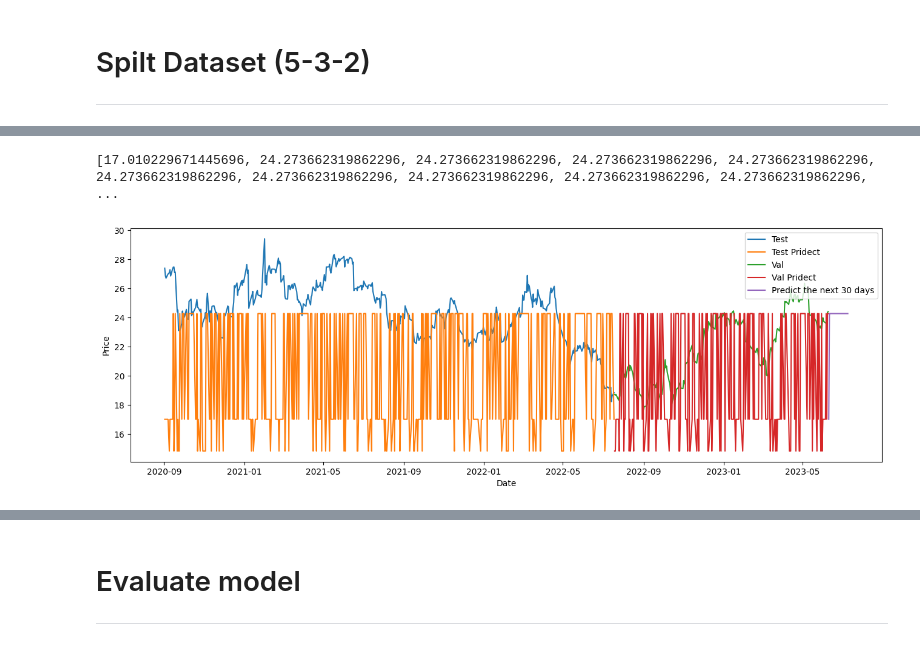
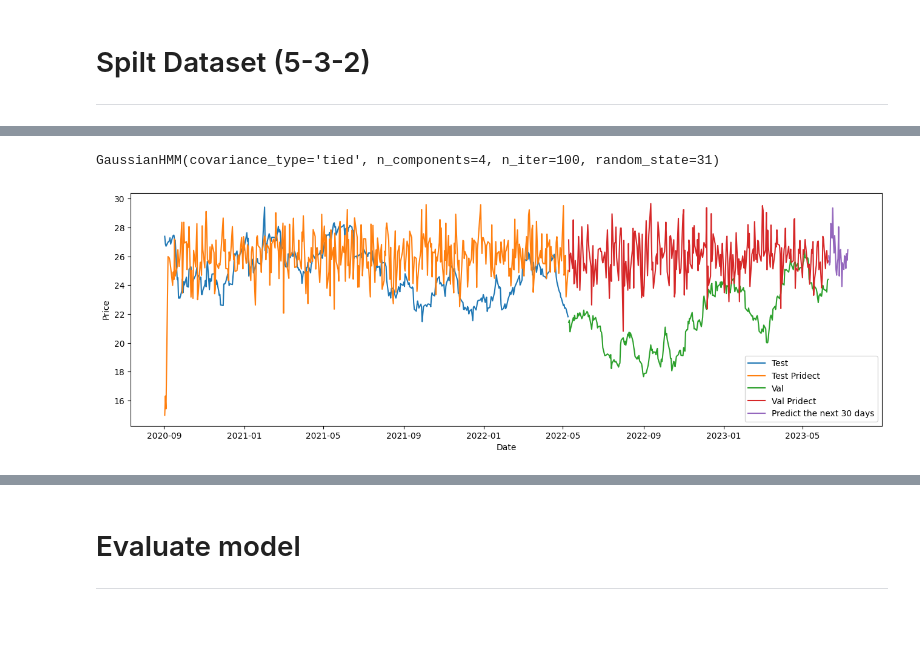
Before and after one commit to PhamPhuTuan/IS403.N22.HTCL_Nhom9, a Jupyter notebook: Silver Price Prediction/HMM.ipynb, the cells around one changed output, grey strips where cells are left out. Saved outputs shown, nothing was run; the diff lists cells and outputs as text; code cells hidden in the pictures.

```diff
--- a/Silver Price Prediction/HMM.ipynb
+++ b/Silver Price Prediction/HMM.ipynb
@@ -214,0 +224,4 @@ hidden_states_val = model.predict(validate_data)
+# %%
+# Train the HMM model with the best parameters
+model = GaussianHMM(**best_params, n_iter=100)
+model.fit(train_data)
@@ -362,0 +288,21 @@ hidden_states_val = model.predict(validate_data)
+# %%
+
+lowest_mse = 99999
+best_params = {}
+
+for n_components in [2, 3, 4, 5, 6, 7, 8, 9]:
+    for covariance_type in ["diag", "full", "tied"]:
+      for i in range(1, 100):
+        model = GaussianHMM(n_components=n_components, covariance_type=covariance_type, random_state = i)
+        model.fit(train_data)
+        y_pred, _ = model.sample(len(test_data))
+        mse = mean_squared_error(scaler.inverse_transform(test_data), scaler.inverse_transform(y_pred.reshape(-1,1)))
+
+        # Update the best parameters if the score improves
+        if mse < lowest_mse:
+            lowest_mse = mse
+            best_params = {
+                "n_components": n_components,
+                "covariance_type": covariance_type,
+                "random_state": i
+            }
@@ -363,33 +329,37 @@ hidden_states_val = model.predict(validate_data)
+# %%
+# Train the HMM model with the best parameters
+model = GaussianHMM(**best_params, n_iter=100)
+model.fit(train_data)
+# %% [output]
+GaussianHMM(covariance_type='tied', n_components=4, n_iter=100, random_state=31)
+# %%
+all_pred, _ = model.sample(test_size+val_size+30)
+all_pred = scaler.inverse_transform(all_pred.reshape(-1,1))
+test_pred = all_pred[:test_size]
+val_pred = all_pred[test_size:test_size+val_size]
+thirty_day_pred = all_pred[test_size+val_size:]
 # %%
 # Predict 30 days
 new_index = pd.date_range(start=df.index[-1], periods=31, freq='D')[1:]
 df1 = df.reindex(df.index.union(new_index))
 
 df1.fillna(0, inplace=True)
-
-prices_last_30 = df1['Price'].values.reshape(-1, 1)
-
-predicted_states = model.predict(prices_last_30[-30:])
-predicted_prices = [model.means_[int(state)][0] for state in predicted_states]
-print(predicted_prices)
-# %% [output]
-[17.010229671445696, 24.273662319862296, 24.273662319862296, 24.273662319862296, 24.273662319862296, 24.273662319862296, 24.273662319862296, 24.273662319862296, 24.273662319862296, 24.273662319862296, ...
 # %%
 train = df[:train_size]
 test = df[train_size:train_size+test_size]
 validate = df[train_size+test_size:]
 
 # Plot the model
 plt.figure(figsize=(16,5))
 
 plt.plot(test.index, test.Price, label='Test')
-plt.plot(test.index, [model.means_[state][0] for state in hidden_states_test], label='Test Pridect')
+plt.plot(test.index, test_pred, label='Test Pridect')
 plt.plot(validate.index, validate.Price, label='Val')
-plt.plot(validate.index, [model.means_[state][0] for state in hidden_states_val], label='Val Pridect')
-plt.plot(df1.index[-30:], predicted_prices, label='Predict the next 30 days')
+plt.plot(validate.index, val_pred, label='Val Pridect')
+plt.plot(df1.index[-30:], thirty_day_pred, label='Predict the next 30 days')
 plt.legend()
 plt.xlabel('Date')
 plt.ylabel('Price')
 plt.show()
 # %% [output]
-[figure, old version]
+[figure, new version]
```
Also changed, not shown: parts of 38 cells of this notebook, 13 other files.
